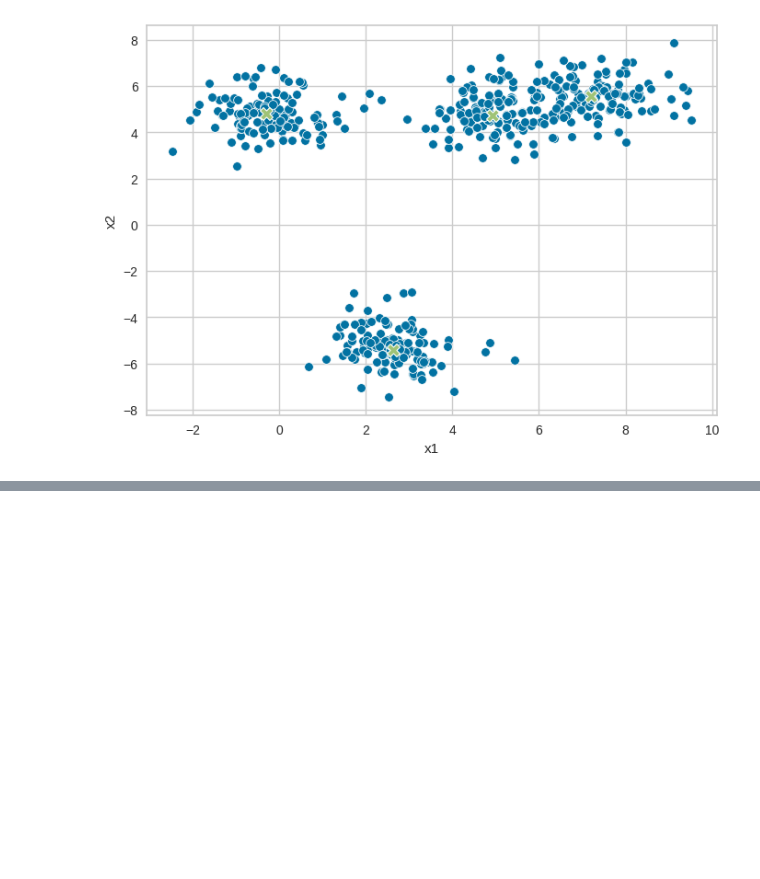
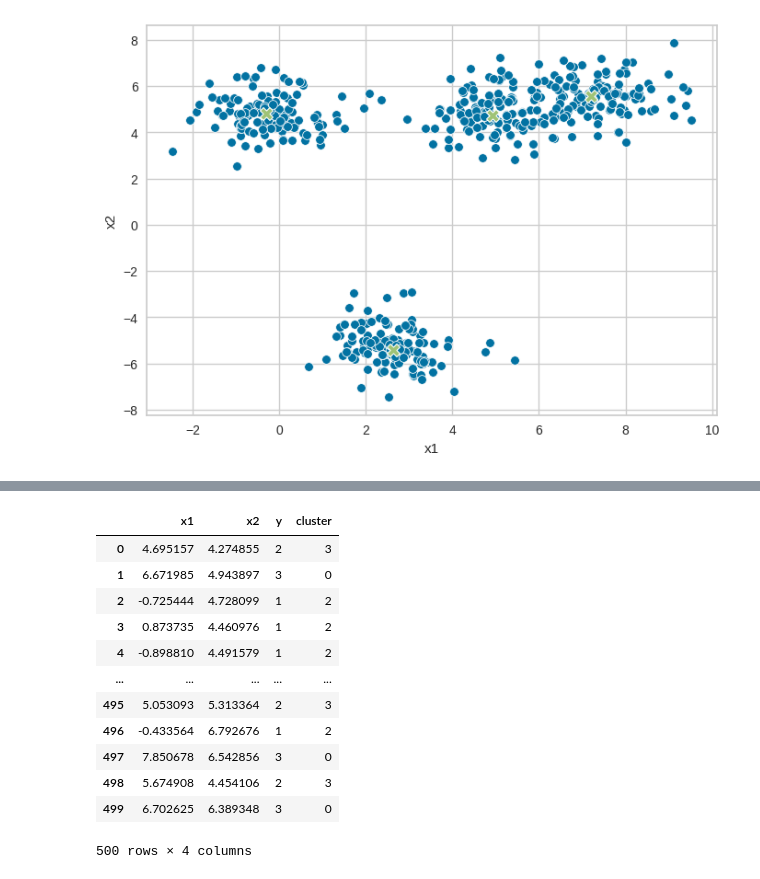
Before and after one commit to cesarmayta/BOOTCAMP_DSG1, a Jupyter notebook: dia2/16_clustering_kmeans.ipynb, the cells around one changed output, grey strips where cells are left out. Saved outputs shown, nothing was run; the diff lists cells and outputs as text; code cells hidden in the pictures; blank space fills up the shorter version.

```diff
--- a/dia2/16_clustering_kmeans.ipynb
+++ b/dia2/16_clustering_kmeans.ipynb
@@ -86,0 +111,17 @@ plt.show()
+# %%
+df_blobs['cluster'] = df_cluster
+df_blobs
+# %% [output]
+|  | x1 | x2 | y | cluster |
+| 0 | 4.695157 | 4.274855 | 2 | 3 |
+| 1 | 6.671985 | 4.943897 | 3 | 0 |
+| 2 | -0.725444 | 4.728099 | 1 | 2 |
+| 3 | 0.873735 | 4.460976 | 1 | 2 |
+| 4 | -0.898810 | 4.491579 | 1 | 2 |
+| ... | ... | ... | ... | ... |
+| 495 | 5.053093 | 5.313364 | 2 | 3 |
+| 496 | -0.433564 | 6.792676 | 1 | 2 |
+| 497 | 7.850678 | 6.542856 | 3 | 0 |
+| 498 | 5.674908 | 4.454106 | 2 | 3 |
+| 499 | 6.702625 | 6.389348 | 3 | 0 |
+500 rows × 4 columns
```
Also changed, not shown: parts of 5 cells of this notebook.
